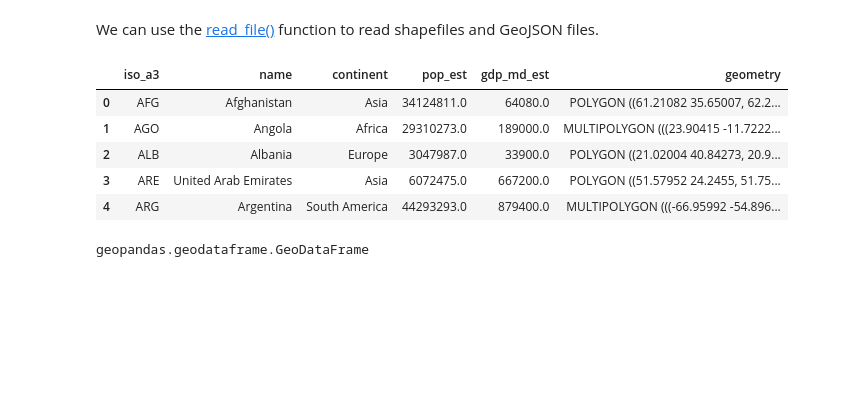
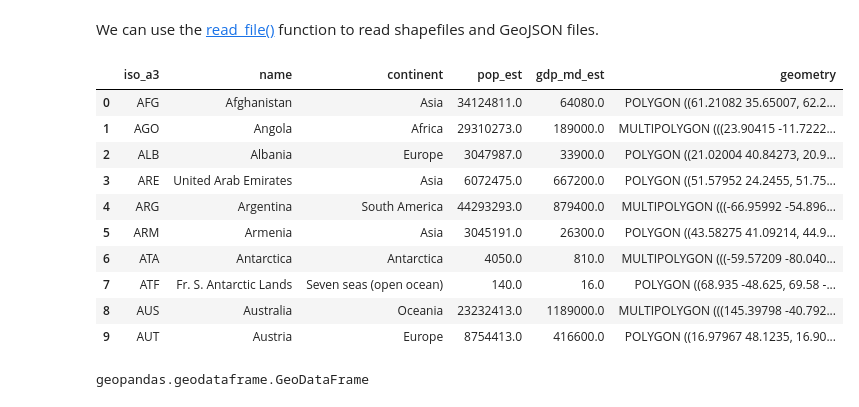
Before and after one commit to DOGZzl1xy/MUSA-5500-Geospatial-Data-Science-Python, a Jupyter notebook: public/labs/week-3-more-data-viz-geodata/week3-geospatial-data-concepts.ipynb, the cells around one changed output. Drawn from its saved outputs; the diff is of its cells as text; code cells hidden in the pictures; blank space fills up the shorter version.

```diff
--- a/public/labs/week-3-more-data-viz-geodata/week3-geospatial-data-concepts.ipynb
+++ b/public/labs/week-3-more-data-viz-geodata/week3-geospatial-data-concepts.ipynb
@@ -101,16 +105,21 @@ We can use the [read_file()](https://geopandas.org/docs/reference/api/geopandas.
 # %%
 import geopandas as gpd
 # Read the shape file, giving the name of the directory
-countries = gpd.read_file("./data/ne_110m_admin_0_countries")
+countries = gpd.read_file("./data/ne_110m_admin_0_countries/ne_110m_admin_0_countries.shp")
 # %%
-countries.head()
+countries.head(10)
 # %% [output]
 |  | iso_a3 | name | continent | pop_est | gdp_md_est | geometry |
 | 0 | AFG | Afghanistan | Asia | 34124811.0 | 64080.0 | POLYGON ((61.21082 35.65007, 62.2... |
 | 1 | AGO | Angola | Africa | 29310273.0 | 189000.0 | MULTIPOLYGON (((23.90415 -11.7222... |
 | 2 | ALB | Albania | Europe | 3047987.0 | 33900.0 | POLYGON ((21.02004 40.84273, 20.9... |
 | 3 | ARE | United Arab Emirates | Asia | 6072475.0 | 667200.0 | POLYGON ((51.57952 24.2455, 51.75... |
 | 4 | ARG | Argentina | South America | 44293293.0 | 879400.0 | MULTIPOLYGON (((-66.95992 -54.896... |
+| 5 | ARM | Armenia | Asia | 3045191.0 | 26300.0 | POLYGON ((43.58275 41.09214, 44.9... |
+| 6 | ATA | Antarctica | Antarctica | 4050.0 | 810.0 | MULTIPOLYGON (((-59.57209 -80.040... |
+| 7 | ATF | Fr. S. Antarctic Lands | Seven seas (open ocean) | 140.0 | 16.0 | POLYGON ((68.935 -48.625, 69.58 -... |
+| 8 | AUS | Australia | Oceania | 23232413.0 | 1189000.0 | MULTIPOLYGON (((145.39798 -40.792... |
+| 9 | AUT | Austria | Europe | 8754413.0 | 416600.0 | POLYGON ((16.97967 48.1235, 16.90... |
 # %%
 type(countries)
 # %% [output]
```
Also changed, not shown: parts of 16 cells of this notebook, 8 other files.
